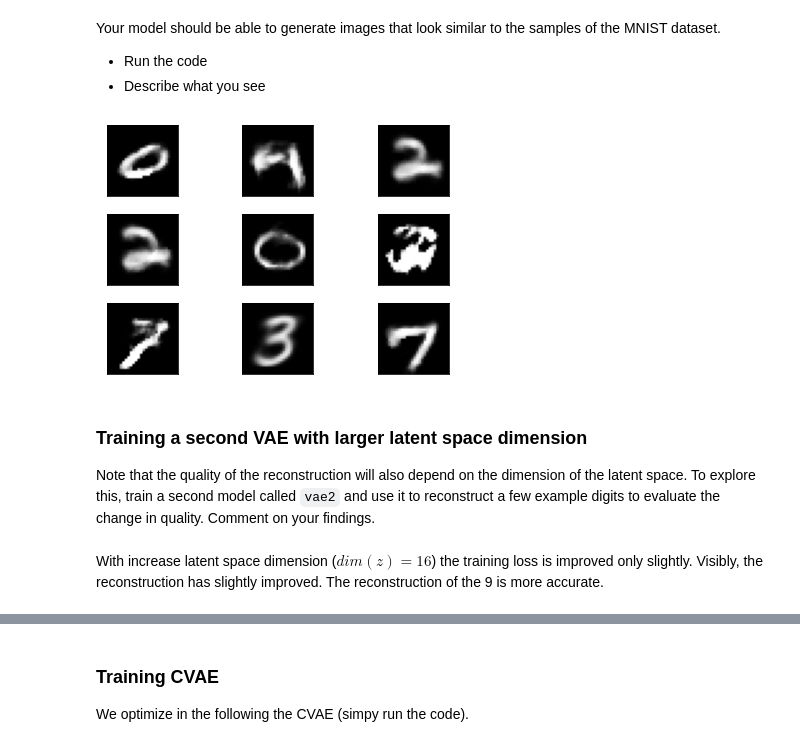
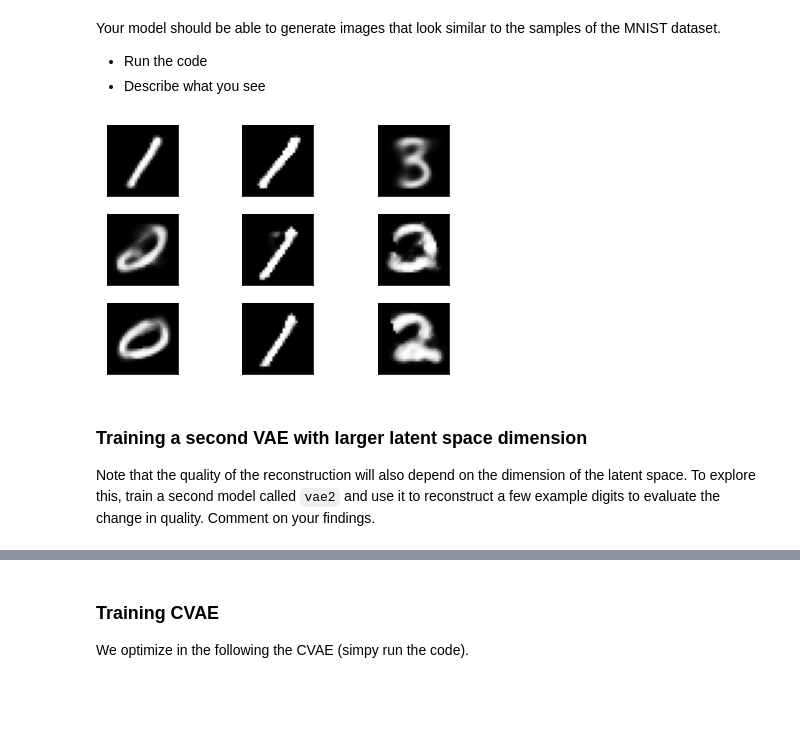
Before and after one commit to LarsKue/AML, a Jupyter notebook: exercise04/cvae.ipynb, the cells around one changed output, grey strips where cells are left out. Cells and saved outputs as stored; diff of their text form; code cells hidden in the pictures; blank space fills up the shorter version.

```diff
--- a/exercise04/cvae.ipynb
+++ b/exercise04/cvae.ipynb
@@ -390,18 +389,21 @@ Before we can do funny things with our VAE, we train it with a bottleneck size o
 The amount of layers as well as their dimensions do not have to be changed throughout this exercise. Better results might by achieved by searching for different hyperparameters.
 * Simply run the code to thrain the VAE
 # %%
-encoder_layer_sizes = [784, 512, 256]
-decoder_layer_sizes = [256, 512, 784]
+def get_vae(latent_dim):
+    encoder_layer_sizes = [784, 512, 256]
+    decoder_layer_sizes = [256, 512, 784]
 
-latent_dim = 2
-vae = CVAE(inp_dim=784, encoder_layer_sizes=encoder_layer_sizes, decoder_layer_sizes=decoder_layer_sizes,
-           latent_dim=latent_dim)
-vae = vae.to(device)
-optimizer = optim.Adam(vae.parameters(), lr=1e-3)
+    vae = CVAE(inp_dim=784, encoder_layer_sizes=encoder_layer_sizes, decoder_layer_sizes=decoder_layer_sizes,
+               latent_dim=latent_dim)
+    vae = vae.to(device)
+    optimizer = optim.Adam(vae.parameters(), lr=1e-3)
 
+    return vae, optimizer
+
+vae, optimizer = get_vae(2)
 
 # Training of the VAE
-def train(epoch):
+def train(vae, optimizer, epoch):
     vae.train()
     train_loss = 0
     for batch_idx, data in enumerate(train_loader):
@@ -423,9 +425,9 @@ def train(epoch):
     print('====> Epoch: {} Average loss: {:.4f}'.format(epoch, train_loss / len(train_loader.dataset)))
 
 
-epochs = 40
+epochs = 15
 for epoch in range(epochs):
-    train(epoch)
+    train(vae, optimizer, epoch)
 # %% [output]
 Encoder:
 MLP(
@@ -477,15 +493,18 @@ Your model should be able to generate images that look similar to the samples of
 * Run the code
 * Describe what you see
 # %%
-for i in range(1, 10):
-    plt.subplot(3, 3, i)
-    sample = vae.sampling(n=1).detach().view(-1, 28, 28).cpu()
-    plt.tight_layout()
-    imshow(sample[0])
-    plt.xticks([])
-    plt.yticks([])
+def sanity_gen(vae):
+    for i in range(1, 10):
+        plt.subplot(3, 3, i)
+        sample = vae.sampling(n=1).detach().view(-1, 28, 28).cpu()
+        plt.tight_layout()
+        imshow(sample[0])
+        plt.xticks([])
+        plt.yticks([])
+
+sanity_gen(vae)
 # %% [output]
-[figure, old version]
+[figure, new version]
 # %% [markdown]
 ### Training a second VAE with larger latent space dimension
 Note that the quality of the reconstruction will also depend on the dimension of the latent space. To explore this, train a second model called `vae2` and use it to reconstruct a few example digits to evaluate the change in quality. Comment on your findings.
@@ -496,2 +510,0 @@ Note that the quality of the reconstruction will also depend on the dimension of
-# %% [markdown]
-With increase latent space dimension ($dim(z) = 16$) the training loss is improved only slightly. Visibly, the reconstruction has slightly improved. The reconstruction of the 9 is more accurate.
```
Also changed, not shown: parts of 19 cells of this notebook.
